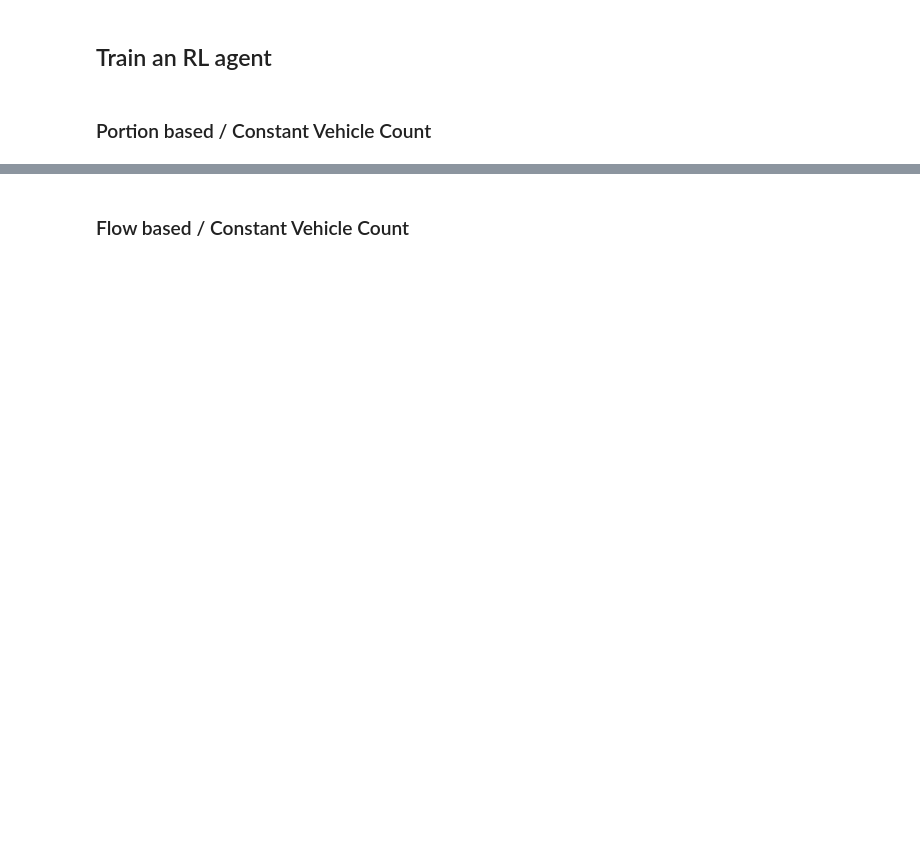
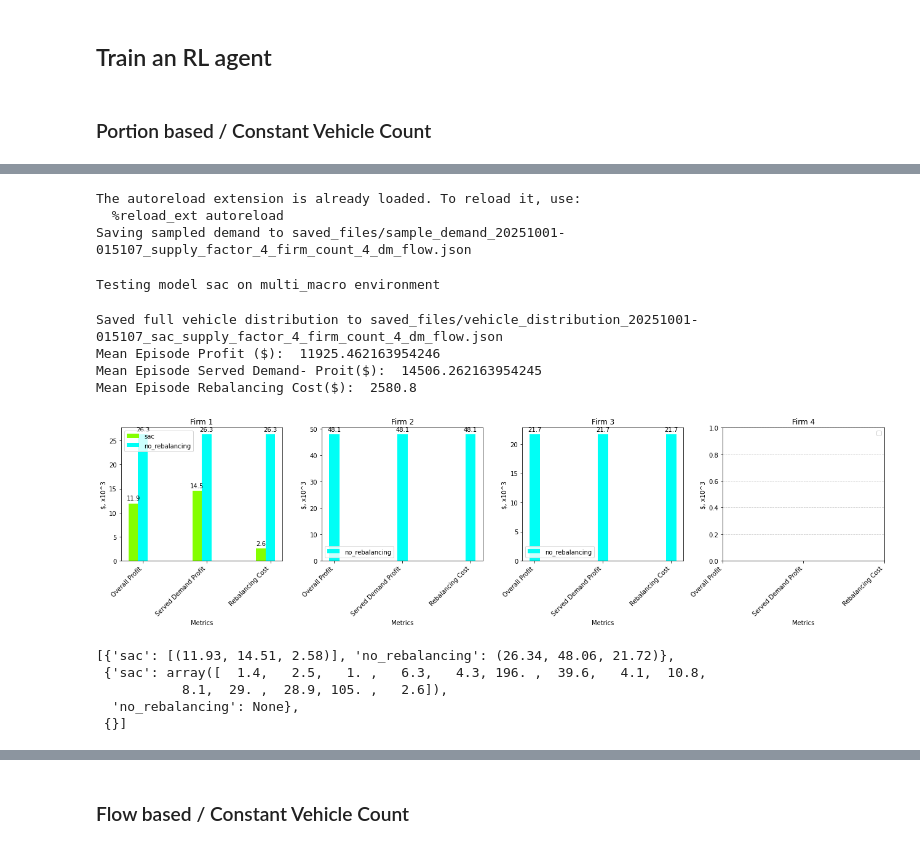
Before and after one commit to sastry-group/Dynamic-Routing-with-Competition, a Jupyter notebook: tutorial.ipynb, the cells around one changed output, grey strips where cells are left out. Cells and saved outputs as stored; diff of their text form; code cells hidden in the pictures; blank space fills up the shorter version.

```diff
--- a/tutorial.ipynb
+++ b/tutorial.ipynb
@@ -414,0 +379,43 @@ Mean Episode Rebalancing Cost($):  20736.0
+# %%
+%load_ext autoreload
+%autoreload 2
+import sys
+if 'testing' in sys.modules:
+    del sys.modules['testing']
+
+import testing
+importlib.reload(testing)
+config = {
+    "simulator.name": "multi_macro",
+    "model.name": ["sac"],
+    "simulator.city": "nyc_brooklyn",
+    "model.cplexpath": None,
+    "model.test_episodes": 10,
+    "model.checkpoint_path": "SAC_initial_firm4_alpha0.6",
+    "simulator.reuse_no_control": True,
+    "simulator.firm_count": 4,
+    "simulator.agents_know_partial_demand": False,
+    "simulator.alpha": 0.6,
+    "model.loop_number": 0,
+    "simulator.competition": False,
+    "simulator.constant_vehicle_count": True,
+    "simulator.demand_filter_type": "flow" ,
+    "simulator.pricing_model": "cournot"
+
+    }
+testing.multi_test(config)
+# %% [output]
+The autoreload extension is already loaded. To reload it, use:
+  %reload_ext autoreload
+Saving sampled demand to saved_files/sample_demand_20251001-015107_supply_factor_4_firm_count_4_dm_flow.json
+Testing model sac on multi_macro environment
+Saved full vehicle distribution to saved_files/vehicle_distribution_20251001-015107_sac_supply_factor_4_firm_count_4_dm_flow.json
+Mean Episode Profit ($):  11925.462163954246
+Mean Episode Served Demand- Proit($):  14506.262163954245
+Mean Episode Rebalancing Cost($):  2580.8
+[figure, added]
+[{'sac': [(11.93, 14.51, 2.58)], 'no_rebalancing': (26.34, 48.06, 21.72)},
+ {'sac': array([  1.4,   2.5,   1. ,   6.3,   4.3, 196. ,  39.6,   4.1,  10.8,
+           8.1,  29. ,  28.9, 105. ,   2.6]),
+  'no_rebalancing': None},
+ {}]
```
Also changed, not shown: parts of 9 cells of this notebook, 6 other files.
